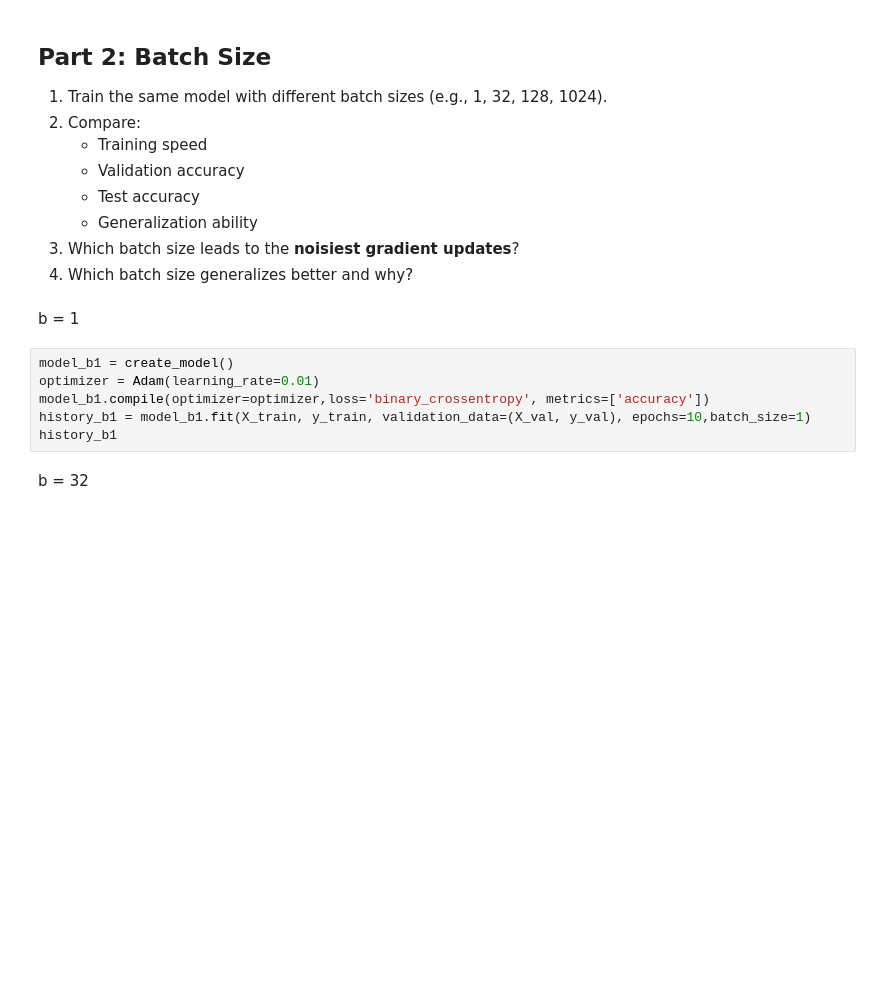
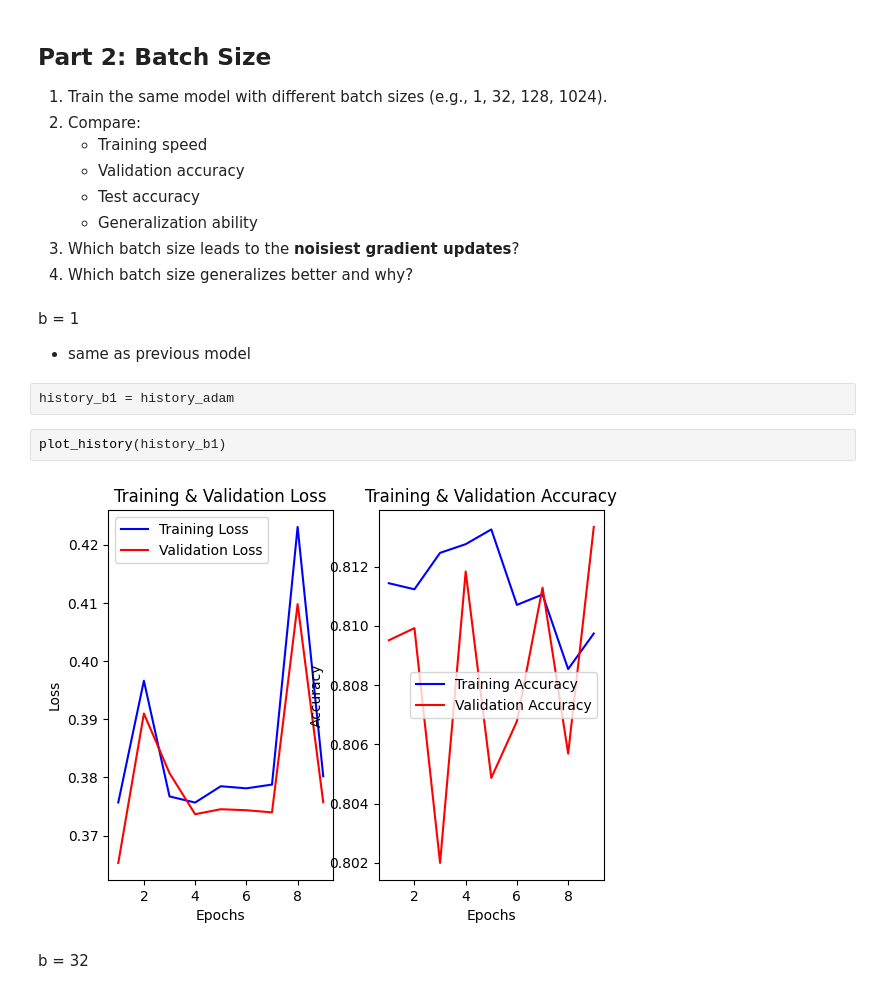
Before and after one commit to Yoyosalah/DeepLearning_task, a Jupyter notebook: Deep_Learning_Task.ipynb, the cells around one changed output. Drawn from its saved outputs; the diff is of its cells as text; blank space fills up the shorter version.

```diff
--- a/Deep_Learning_Task.ipynb
+++ b/Deep_Learning_Task.ipynb
@@ -300,12 +406,13 @@ history_adam
 4. Which batch size generalizes better and why?
 # %% [markdown]
 b = 1
+- same as previous model
-# %%
-model_b1 = create_model()
-optimizer = Adam(learning_rate=0.01)
-model_b1.compile(optimizer=optimizer,loss='binary_crossentropy', metrics=['accuracy'])
-history_b1 = model_b1.fit(X_train, y_train, validation_data=(X_val, y_val), epochs=10,batch_size=1)
-history_b1
+# %%
+history_b1 = history_adam
+# %%
+plot_history(history_b1)
+# %% [output]
+[figure, added]
 # %% [markdown]
 b = 32
 # %%
```
Also changed, not shown: parts of 27 cells of this notebook.
